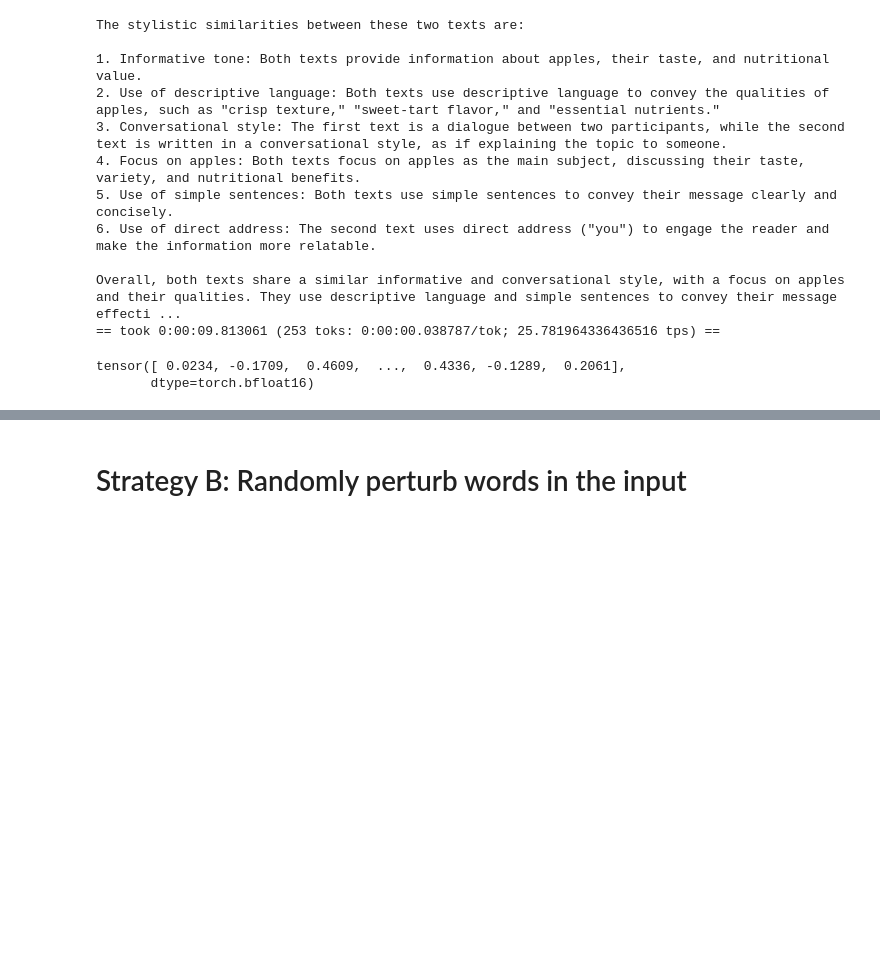
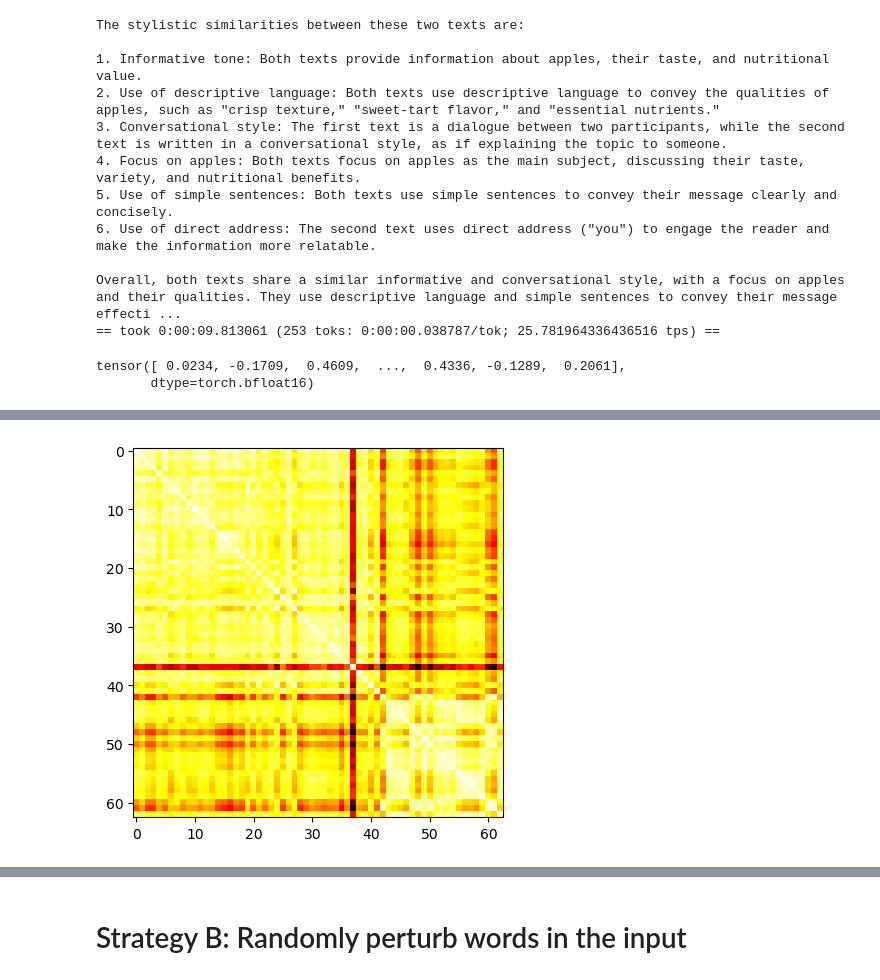
Before and after one commit to AaronJohnston/divergent-beams, a Jupyter notebook: exploration/fuzz-testing.ipynb, the cells around one changed output, grey strips where cells are left out. Drawn from its saved outputs; the diff is of its cells as text; code cells hidden in the pictures; blank space fills up the shorter version.

```diff
--- a/exploration/fuzz-testing.ipynb
+++ b/exploration/fuzz-testing.ipynb
@@ -769,0 +818,4 @@ show_format_embeds([strat_a_convs, strat_a_convs_sf, strat_a_paras], lambda conv
+# %%
+embed_matrix([strat_a_convs_sf, strat_a_convs, strat_a_paras], lambda conv: format_embed(conv, prompt_prefix='What is the format/syntactic structure/template of this text? Which tokens are recurring?'))
+# %% [output]
+[figure, added]
```
Also changed, not shown: parts of 6 cells of this notebook.
